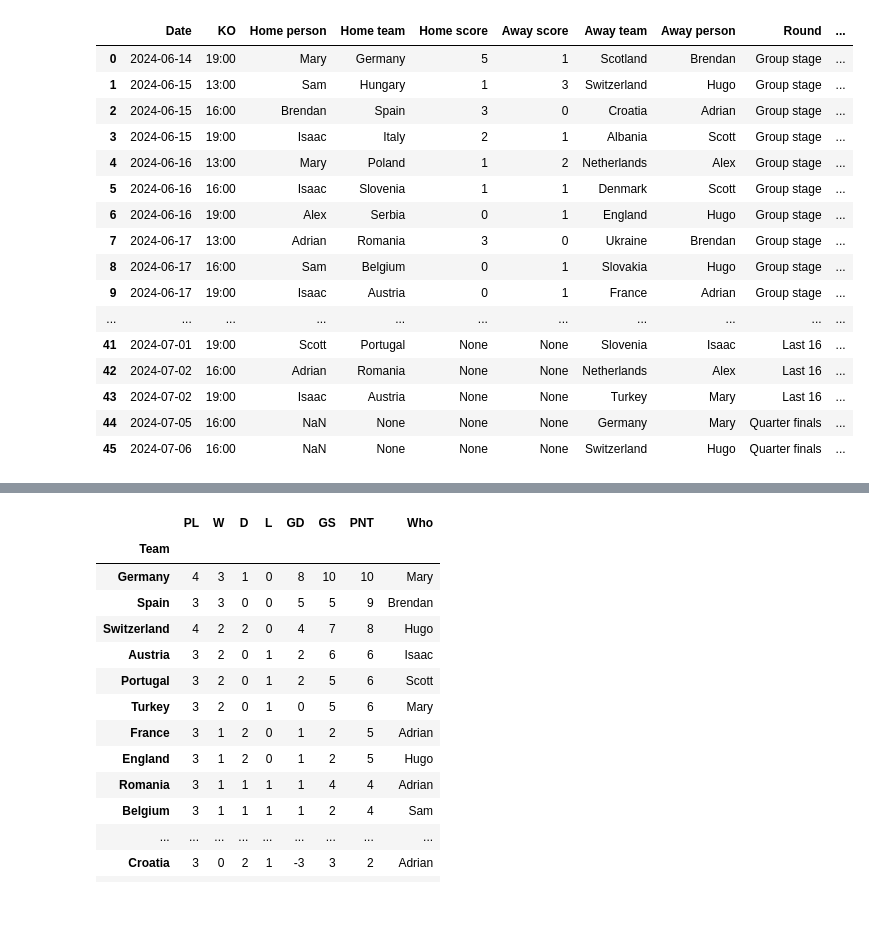
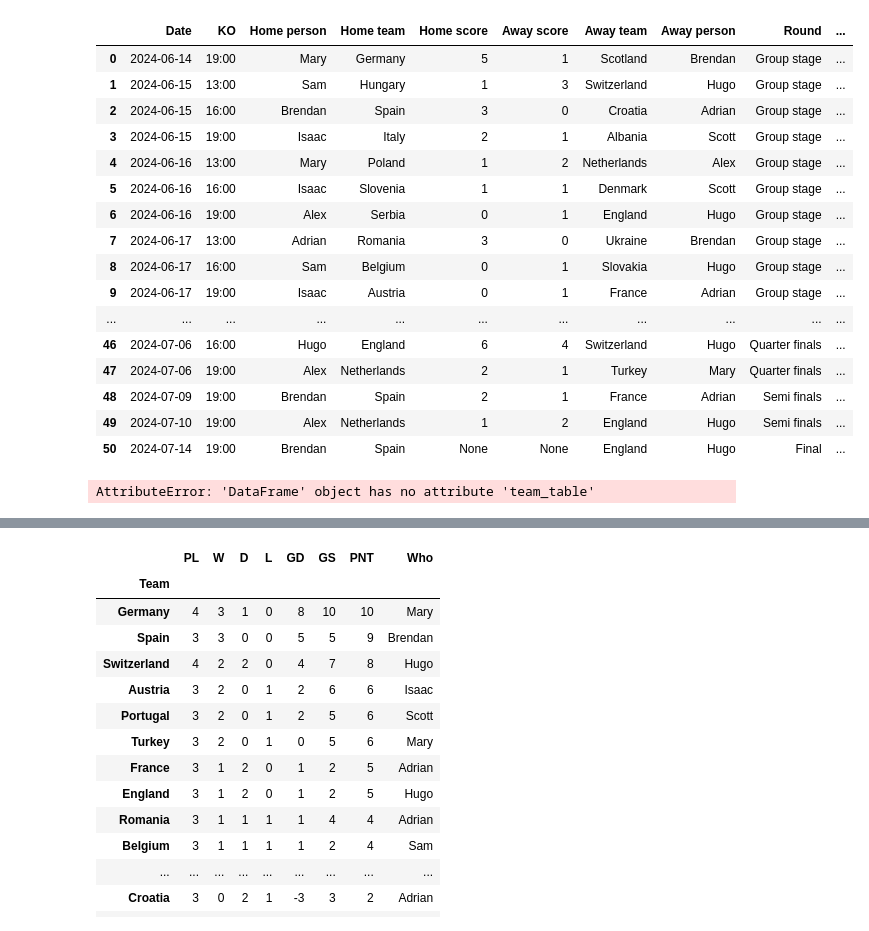
Before and after one commit to satomlins/sweepstakelads, a Jupyter notebook: do_the_code.ipynb, the cells around one changed output, grey strips where cells are left out. Drawn from its saved outputs; the diff is of its cells as text; code cells hidden in the pictures.

```diff
--- a/do_the_code.ipynb
+++ b/do_the_code.ipynb
@@ -6,25 +6,27 @@ EC2024 = Tournament('EC')
 team_table = EC2024.team_table.set_index('Team').sort_values(['PNT', 'GD'], ascending=False)
 
 person_table = EC2024.team_table.drop(columns='Team').groupby('Who').sum().sort_values(['PNT', 'GD'], ascending=False)
+# %%
+EC2024.fixtures
+# %% [output]
+|  | Date | KO | Home person | Home team | Home score | Away score | Away team | Away person | Round | ... |
+| 0 | 2024-06-14 | 19:00 | Mary | Germany | 5 | 1 | Scotland | Brendan | Group stage | ... |
+| 1 | 2024-06-15 | 13:00 | Sam | Hungary | 1 | 3 | Switzerland | Hugo | Group stage | ... |
+| 2 | 2024-06-15 | 16:00 | Brendan | Spain | 3 | 0 | Croatia | Adrian | Group stage | ... |
+| 3 | 2024-06-15 | 19:00 | Isaac | Italy | 2 | 1 | Albania | Scott | Group stage | ... |
+| 4 | 2024-06-16 | 13:00 | Mary | Poland | 1 | 2 | Netherlands | Alex | Group stage | ... |
+| 5 | 2024-06-16 | 16:00 | Isaac | Slovenia | 1 | 1 | Denmark | Scott | Group stage | ... |
+| 6 | 2024-06-16 | 19:00 | Alex | Serbia | 0 | 1 | England | Hugo | Group stage | ... |
+| 7 | 2024-06-17 | 13:00 | Adrian | Romania | 3 | 0 | Ukraine | Brendan | Group stage | ... |
+| 8 | 2024-06-17 | 16:00 | Sam | Belgium | 0 | 1 | Slovakia | Hugo | Group stage | ... |
+| 9 | 2024-06-17 | 19:00 | Isaac | Austria | 0 | 1 | France | Adrian | Group stage | ... |
+| ... | ... | ... | ... | ... | ... | ... | ... | ... | ... | ... |
+| 46 | 2024-07-06 | 16:00 | Hugo | England | 6 | 4 | Switzerland | Hugo | Quarter finals | ... |
+| 47 | 2024-07-06 | 19:00 | Alex | Netherlands | 2 | 1 | Turkey | Mary | Quarter finals | ... |
+| 48 | 2024-07-09 | 19:00 | Brendan | Spain | 2 | 1 | France | Adrian | Semi finals | ... |
+| 49 | 2024-07-10 | 19:00 | Alex | Netherlands | 1 | 2 | England | Hugo | Semi finals | ... |
+| 50 | 2024-07-14 | 19:00 | Brendan | Spain | None | None | England | Hugo | Final | ... |
 # %%
-df = EC2024.fixtures.drop(columns='Special')
-
-df
+EC2024.team_table.sort_values('PNT', ascending=False)
 # %% [output]
-|  | Date | KO | Home person | Home team | Home score | Away score | Away team | Away person | Round | ... |
-| 0 | 2024-06-14 | 19:00 | Mary | Germany | 5 | 1 | Scotland | Brendan | Group stage | ... |
-| 1 | 2024-06-15 | 13:00 | Sam | Hungary | 1 | 3 | Switzerland | Hugo | Group stage | ... |
-| 2 | 2024-06-15 | 16:00 | Brendan | Spain | 3 | 0 | Croatia | Adrian | Group stage | ... |
-| 3 | 2024-06-15 | 19:00 | Isaac | Italy | 2 | 1 | Albania | Scott | Group stage | ... |
-| 4 | 2024-06-16 | 13:00 | Mary | Poland | 1 | 2 | Netherlands | Alex | Group stage | ... |
-| 5 | 2024-06-16 | 16:00 | Isaac | Slovenia | 1 | 1 | Denmark | Scott | Group stage | ... |
-| 6 | 2024-06-16 | 19:00 | Alex | Serbia | 0 | 1 | England | Hugo | Group stage | ... |
-| 7 | 2024-06-17 | 13:00 | Adrian | Romania | 3 | 0 | Ukraine | Brendan | Group stage | ... |
-| 8 | 2024-06-17 | 16:00 | Sam | Belgium | 0 | 1 | Slovakia | Hugo | Group stage | ... |
-| 9 | 2024-06-17 | 19:00 | Isaac | Austria | 0 | 1 | France | Adrian | Group stage | ... |
-| ... | ... | ... | ... | ... | ... | ... | ... | ... | ... | ... |
-| 41 | 2024-07-01 | 19:00 | Scott | Portugal | None | None | Slovenia | Isaac | Last 16 | ... |
-| 42 | 2024-07-02 | 16:00 | Adrian | Romania | None | None | Netherlands | Alex | Last 16 | ... |
-| 43 | 2024-07-02 | 19:00 | Isaac | Austria | None | None | Turkey | Mary | Last 16 | ... |
-| 44 | 2024-07-05 | 16:00 | NaN | None | None | None | Germany | Mary | Quarter finals | ... |
-| 45 | 2024-07-06 | 16:00 | NaN | None | None | None | Switzerland | Hugo | Quarter finals | ... |
+AttributeError: 'DataFrame' object has no attribute 'team_table'
```
Also changed, not shown: parts of 2 cells of this notebook, 6 other files.
